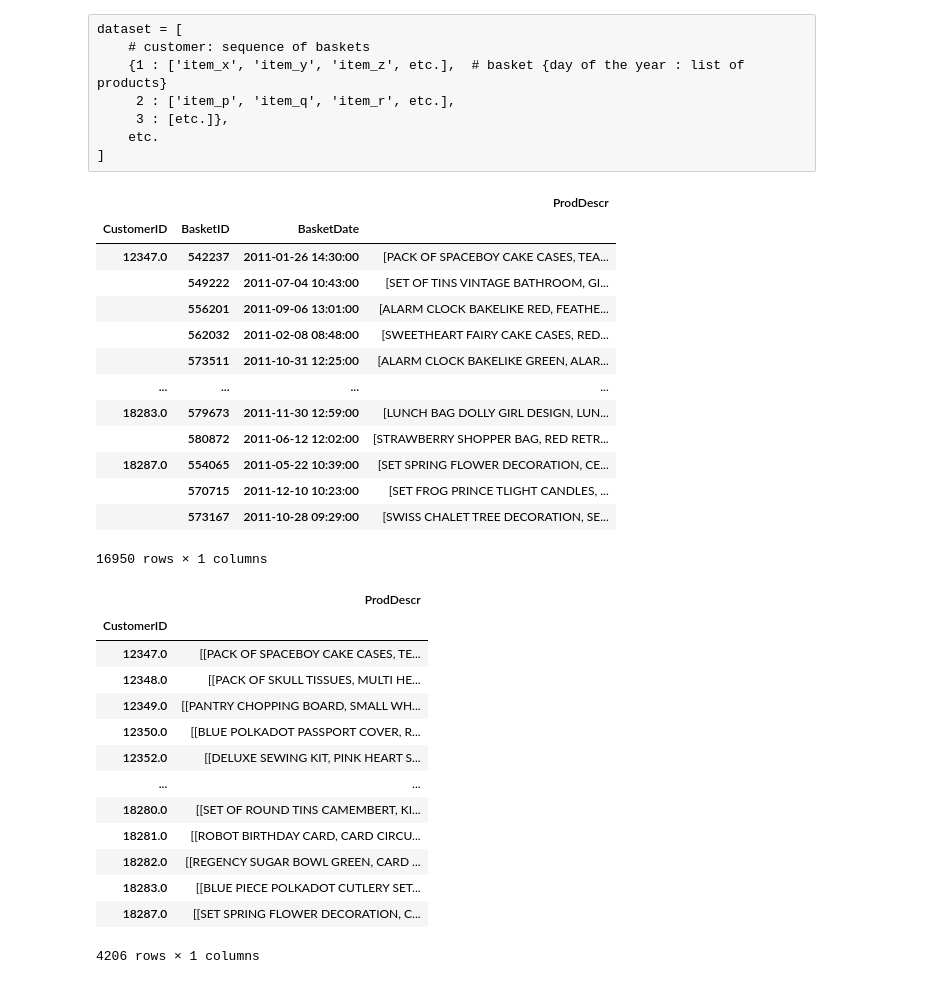
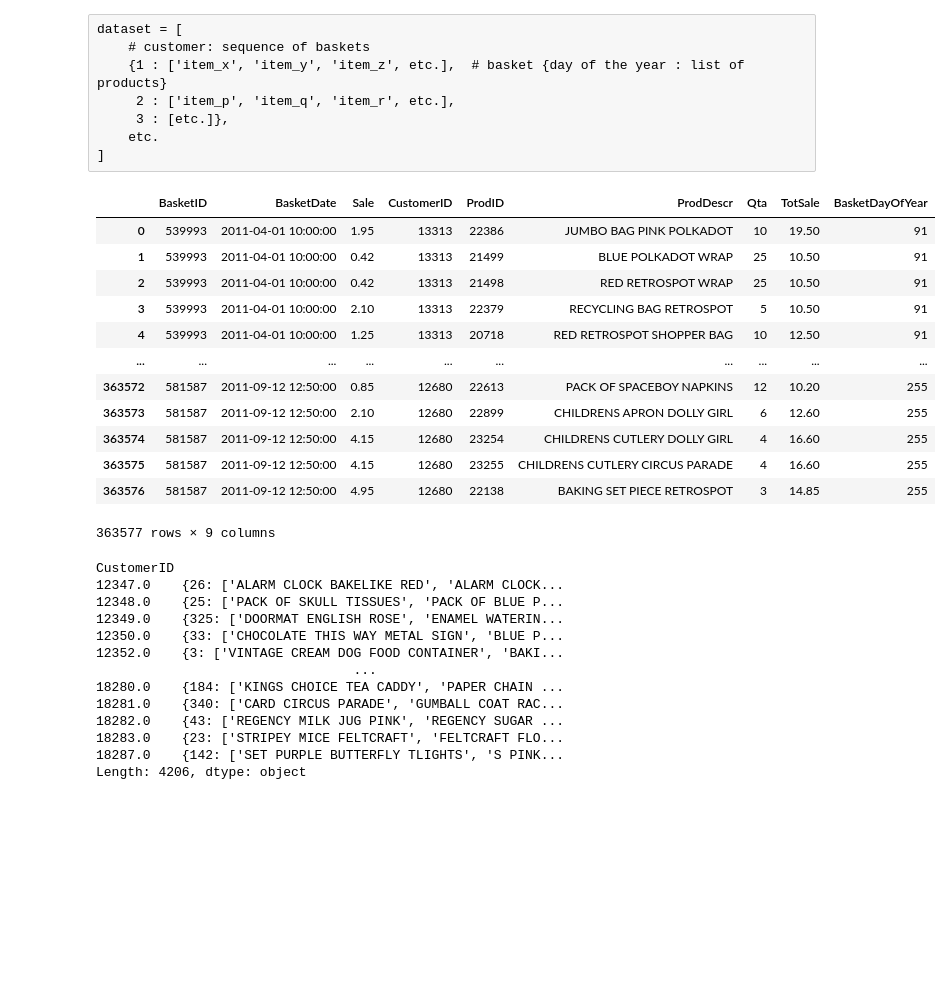
Before and after one commit to dmeoli/OnlineRetail, a Jupyter notebook: DM_Group18_TASK4/sequential_pattern_mining.ipynb, the cells around one changed output. Cells and saved outputs as stored; diff of their text form; code cells hidden in the pictures; blank space fills up the shorter version.

```diff
--- a/DM_Group18_TASK4/sequential_pattern_mining.ipynb
+++ b/DM_Group18_TASK4/sequential_pattern_mining.ipynb
@@ -405,40 +393,39 @@ dataset = [
      3 : [etc.]},
     etc.
 ]
+# %%
+df['BasketDayOfYear'] = df['BasketDate'].dt.dayofyear
+df
+# %% [output]
+|  | BasketID | BasketDate | Sale | CustomerID | ProdID | ProdDescr | Qta | TotSale | BasketDayOfYear |
+| 0 | 539993 | 2011-04-01 10:00:00 | 1.95 | 13313 | 22386 | JUMBO BAG PINK POLKADOT | 10 | 19.50 | 91 |
+| 1 | 539993 | 2011-04-01 10:00:00 | 0.42 | 13313 | 21499 | BLUE POLKADOT WRAP | 25 | 10.50 | 91 |
+| 2 | 539993 | 2011-04-01 10:00:00 | 0.42 | 13313 | 21498 | RED RETROSPOT WRAP | 25 | 10.50 | 91 |
+| 3 | 539993 | 2011-04-01 10:00:00 | 2.10 | 13313 | 22379 | RECYCLING BAG RETROSPOT | 5 | 10.50 | 91 |
+| 4 | 539993 | 2011-04-01 10:00:00 | 1.25 | 13313 | 20718 | RED RETROSPOT SHOPPER BAG | 10 | 12.50 | 91 |
+| ... | ... | ... | ... | ... | ... | ... | ... | ... | ... |
+| 363572 | 581587 | 2011-09-12 12:50:00 | 0.85 | 12680 | 22613 | PACK OF SPACEBOY NAPKINS | 12 | 10.20 | 255 |
+| 363573 | 581587 | 2011-09-12 12:50:00 | 2.10 | 12680 | 22899 | CHILDRENS APRON DOLLY GIRL | 6 | 12.60 | 255 |
+| 363574 | 581587 | 2011-09-12 12:50:00 | 4.15 | 12680 | 23254 | CHILDRENS CUTLERY DOLLY GIRL | 4 | 16.60 | 255 |
+| 363575 | 581587 | 2011-09-12 12:50:00 | 4.15 | 12680 | 23255 | CHILDRENS CUTLERY CIRCUS PARADE | 4 | 16.60 | 255 |
+| 363576 | 581587 | 2011-09-12 12:50:00 | 4.95 | 12680 | 22138 | BAKING SET PIECE RETROSPOT | 3 | 14.85 | 255 |
+363577 rows × 9 columns
 # %%
-baskets_sequence = pd.DataFrame(df.sort_values('BasketDate').groupby(['CustomerID', 'BasketID', 'BasketDate'])['ProdDescr'].apply(list))
+baskets_sequence = df.sort_values('BasketDayOfYear').groupby('CustomerID').apply(
+    lambda customer: customer.groupby('BasketDayOfYear')['ProdDescr'].apply(list).to_dict())
 baskets_sequence
 # %% [output]
-|  |  |  | ProdDescr |
-| CustomerID | BasketID | BasketDate |  |
-| 12347.0 | 542237 | 2011-01-26 14:30:00 | [PACK OF SPACEBOY CAKE CASES, TEA... |
-|  | 549222 | 2011-07-04 10:43:00 | [SET OF TINS VINTAGE BATHROOM, GI... |
-|  | 556201 | 2011-09-06 13:01:00 | [ALARM CLOCK BAKELIKE RED, FEATHE... |
-|  | 562032 | 2011-02-08 08:48:00 | [SWEETHEART FAIRY CAKE CASES, RED... |
-|  | 573511 | 2011-10-31 12:25:00 | [ALARM CLOCK BAKELIKE GREEN, ALAR... |
-| ... | ... | ... | ... |
-| 18283.0 | 579673 | 2011-11-30 12:59:00 | [LUNCH BAG DOLLY GIRL DESIGN, LUN... |
-|  | 580872 | 2011-06-12 12:02:00 | [STRAWBERRY SHOPPER BAG, RED RETR... |
-| 18287.0 | 554065 | 2011-05-22 10:39:00 | [SET SPRING FLOWER DECORATION, CE... |
-|  | 570715 | 2011-12-10 10:23:00 | [SET FROG PRINCE TLIGHT CANDLES, ... |
-|  | 573167 | 2011-10-28 09:29:00 | [SWISS CHALET TREE DECORATION, SE... |
-16950 rows × 1 columns
+CustomerID
+12347.0    {26: ['ALARM CLOCK BAKELIKE RED', 'ALARM CLOCK...
+12348.0    {25: ['PACK OF SKULL TISSUES', 'PACK OF BLUE P...
+12349.0    {325: ['DOORMAT ENGLISH ROSE', 'ENAMEL WATERIN...
+12350.0    {33: ['CHOCOLATE THIS WAY METAL SIGN', 'BLUE P...
+12352.0    {3: ['VINTAGE CREAM DOG FOOD CONTAINER', 'BAKI...
+                                 ...
+18280.0    {184: ['KINGS CHOICE TEA CADDY', 'PAPER CHAIN ...
+18281.0    {340: ['CARD CIRCUS PARADE', 'GUMBALL COAT RAC...
+18282.0    {43: ['REGENCY MILK JUG PINK', 'REGENCY SUGAR ...
+18283.0    {23: ['STRIPEY MICE FELTCRAFT', 'FELTCRAFT FLO...
+18287.0    {142: ['SET PURPLE BUTTERFLY TLIGHTS', 'S PINK...
+Length: 4206, dtype: object
-# %%
-baskets_sequence = pd.DataFrame(baskets_sequence.sort_values('BasketDate').groupby('CustomerID')['ProdDescr'].apply(list))
-baskets_sequence
-# %% [output]
-|  | ProdDescr |
-| CustomerID |  |
-| 12347.0 | [[PACK OF SPACEBOY CAKE CASES, TE... |
-| 12348.0 | [[PACK OF SKULL TISSUES, MULTI HE... |
-| 12349.0 | [[PANTRY CHOPPING BOARD, SMALL WH... |
-| 12350.0 | [[BLUE POLKADOT PASSPORT COVER, R... |
-| 12352.0 | [[DELUXE SEWING KIT, PINK HEART S... |
-| ... | ... |
-| 18280.0 | [[SET OF ROUND TINS CAMEMBERT, KI... |
-| 18281.0 | [[ROBOT BIRTHDAY CARD, CARD CIRCU... |
-| 18282.0 | [[REGENCY SUGAR BOWL GREEN, CARD ... |
-| 18283.0 | [[BLUE PIECE POLKADOT CUTLERY SET... |
-| 18287.0 | [[SET SPRING FLOWER DECORATION, C... |
-4206 rows × 1 columns
 # %%
```
Also changed, not shown: parts of 5 cells of this notebook.
